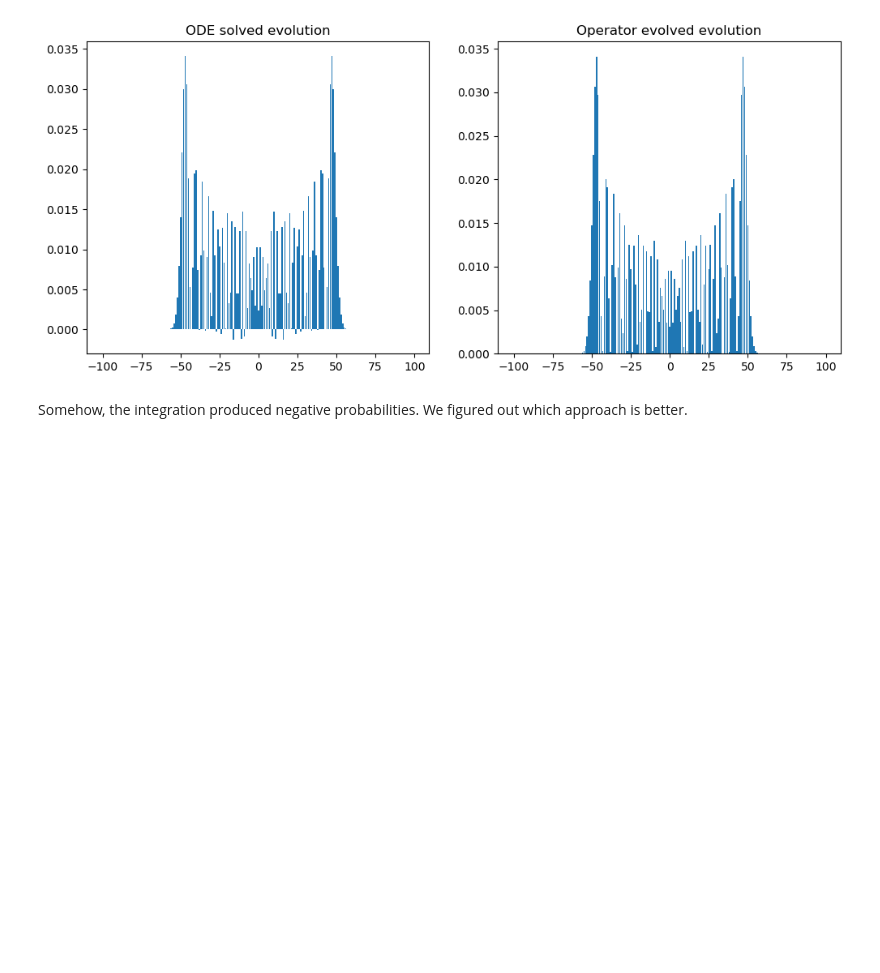
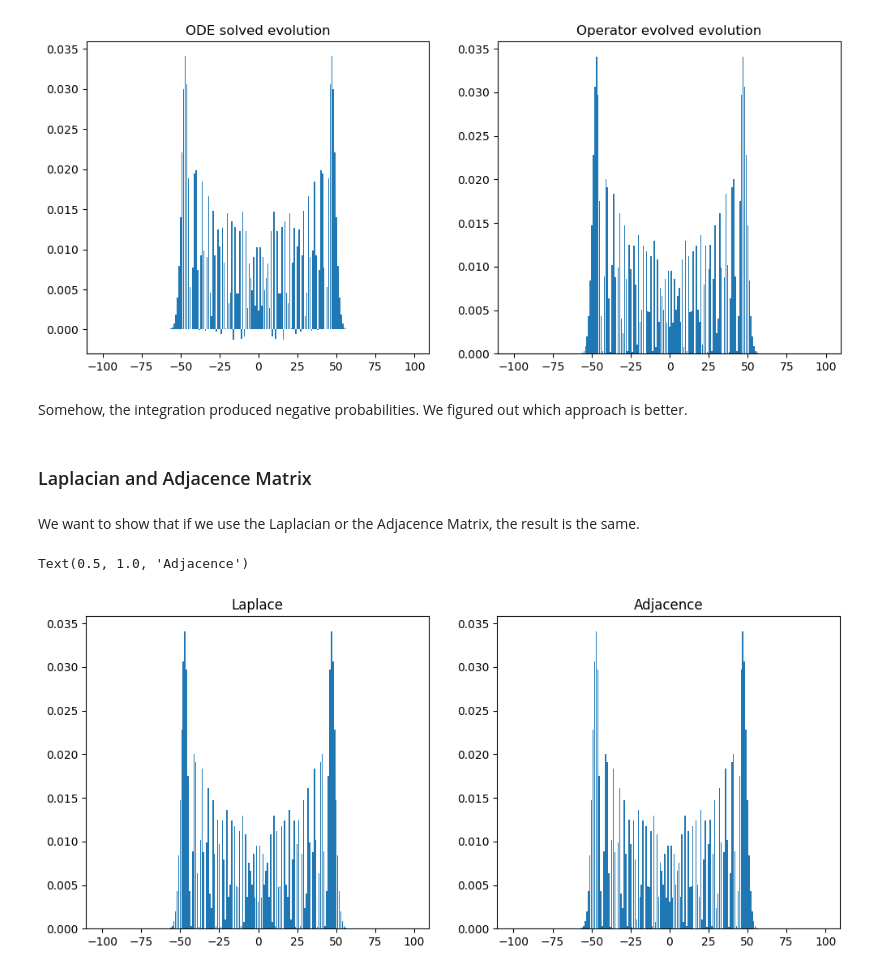
Before and after one commit to lresteghini/Quantum-Walks-course, a Jupyter notebook: Continuous_time_walks.ipynb, the cells around one changed output. Cells and saved outputs as stored; diff of their text form; code cells hidden in the pictures; blank space fills up the shorter version.

```diff
--- a/Continuous_time_walks.ipynb
+++ b/Continuous_time_walks.ipynb
@@ -171,3 +171,7 @@ Text(0.5, 1.0, 'Operator evolved evolution')
 [figure]
 # %% [markdown]
 Somehow, the integration produced negative probabilities. We figured out which approach is better.
+# %% [markdown]
+### Laplacian and Adjacence Matrix
+# %% [markdown]
+We want to show that if we use the Laplacian or the Adjacence Matrix, the result is the same.
@@ -173,0 +203,36 @@ Somehow, the integration produced negative probabilities. We figured out which a
+# %%
+from scipy.linalg import expm
+
+def Evol_vector(t, state, hamiltonian):
+    return expm(-1j * hamiltonian * t) @ state
+
+def Measure_pos(state):
+    positions = np.zeros(ring_size)
+
+    for i, x in enumerate(state):
+        if x != 0:
+            positions[i] += abs(x)**2
+
+    return positions
+# %%
+Laplace_state = Evol_vector(50, state, Laplace)
+
+Adjacence_state = Evol_vector(50, state, Adjacence)
+
+pos_Laplace = Measure_pos(Laplace_state)
+pos_Adj = Measure_pos(Adjacence_state)
+# %%
+import matplotlib.pyplot as plt
+
+fig, (p1, p2) = plt.subplots(1, 2, figsize=(12, 5))
+
+p1.bar(np.arange(len(pos_Laplace)) - ring_size//2, pos_Laplace)
+
+p1.set_title("Laplace")
+
+p2.bar(np.arange(len(pos_Adj)) - ring_size//2, pos_Adj)
+
+p2.set_title("Adjacence")
+# %% [output]
+Text(0.5, 1.0, 'Adjacence')
+[figure, added]
```
Also changed, not shown: parts of 16 cells of this notebook, 1 other file.
